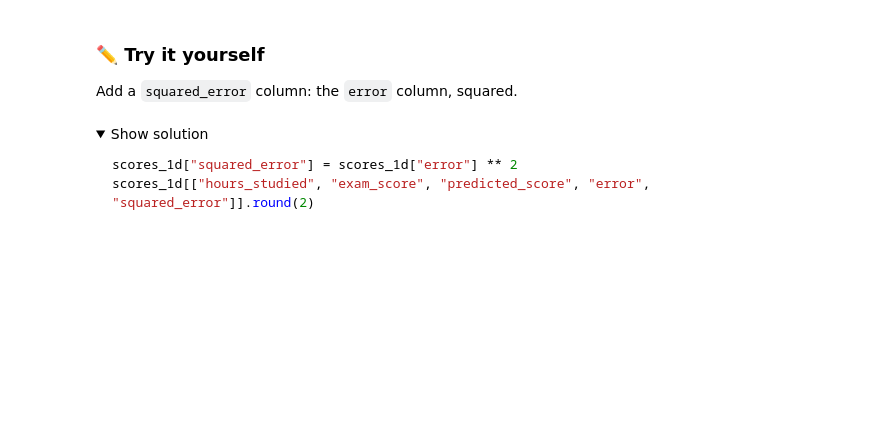
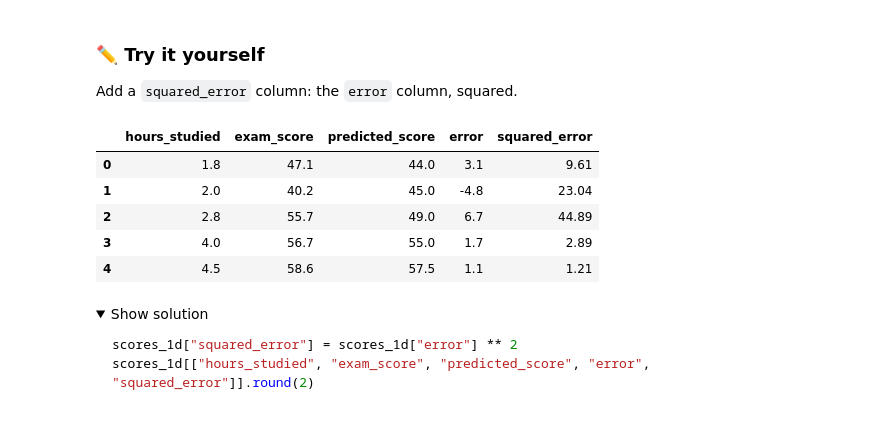
Before and after one commit to humblebeeai-academy/academy-tutorials, a Jupyter notebook: linear-regression/notebooks/01b_student_workbook.ipynb, the cells around one changed output. Drawn from its saved outputs; the diff is of its cells as text; code cells hidden in the pictures; folded sections open; blank space fills up the shorter version.

```diff
--- a/linear-regression/notebooks/01b_student_workbook.ipynb
+++ b/linear-regression/notebooks/01b_student_workbook.ipynb
@@ -176,0 +185,2 @@ candidate_intercept = 35.0
+# %%
+scores_1d["predicted_score"]=scores_1d['hours_studied']*candidate_slope+candidate_intercept
@@ -284,6 +312,15 @@ Squaring fixes cancellation: negatives become positive, errors can't cancel, and
 Add a `squared_error` column: the `error` column, squared.
 # %%
 # TODO: compute the squared_error column
+scores_1d['squared_error']=scores_1d['error']**2
+scores_1d.head()
+# %% [output]
+|  | hours_studied | exam_score | predicted_score | error | squared_error |
+| 0 | 1.8 | 47.1 | 44.0 | 3.1 | 9.61 |
+| 1 | 2.0 | 40.2 | 45.0 | -4.8 | 23.04 |
+| 2 | 2.8 | 55.7 | 49.0 | 6.7 | 44.89 |
+| 3 | 4.0 | 56.7 | 55.0 | 1.7 | 2.89 |
+| 4 | 4.5 | 58.6 | 57.5 | 1.1 | 1.21 |
 # %% [markdown]
 <details>
 <summary>Show solution</summary>
```
Also changed, not shown: parts of 21 cells of this notebook.
